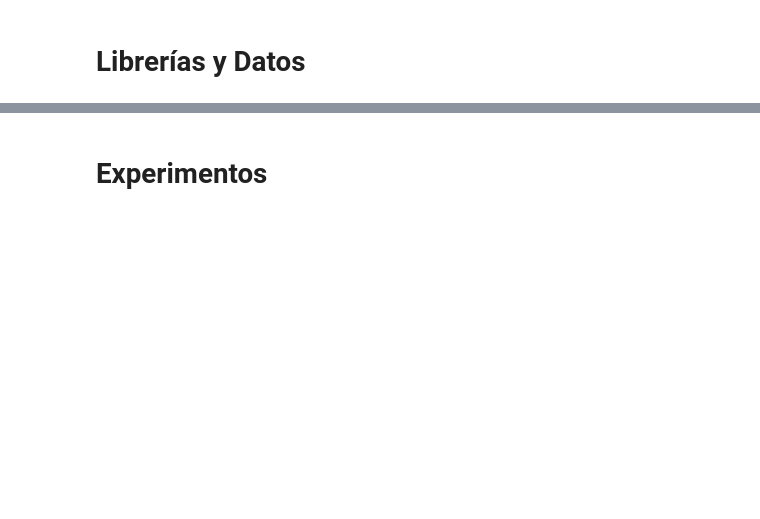
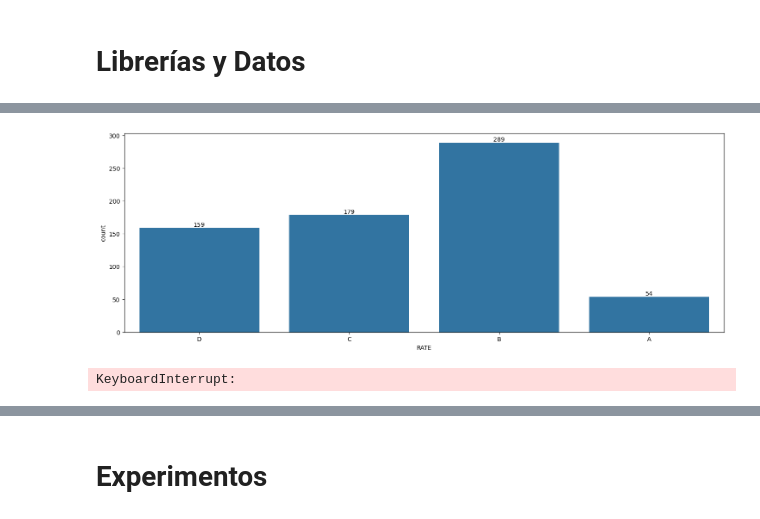
Before and after one commit to DomingoLopez/ClubFansIris, a Jupyter notebook: naive_bayes/naive_bayes.ipynb, the cells around one changed output, grey strips where cells are left out. Drawn from its saved outputs; the diff is of its cells as text; code cells hidden in the pictures; blank space fills up the shorter version.

```diff
--- a/naive_bayes/naive_bayes.ipynb
+++ b/naive_bayes/naive_bayes.ipynb
@@ -44,3 +41,20 @@ df_train.describe()
+# %%
+X_train, X_test, y_train, y_test = train_test_split(df_credit_x,
+                                                    df_credit_y, stratify=df_credit_y,
+                                                    test_size=0.2,
+                                                    random_state=16)
+
+scaler = StandardScaler()
+scaler.fit(X_train)
+
+X_train = pd.DataFrame(scaler.transform(X_train), columns=df_credit_x.columns)
+X_test = pd.DataFrame(scaler.transform(X_test), columns=df_credit_x.columns)
+
+# minmax = MinMaxScaler()
+# minmax.fit(X_train)
+
+# X_train = minmax.transform(X_train)
+# X_test = minmax.transform(X_test)
 # %%
 fig, axes = plt.subplots(nrows=20, ncols=2, figsize=(12, 24))
 
@@ -71,0 +85,27 @@ plt.show()
+# %%
+fig, axes = plt.subplots(nrows=1, ncols=1, figsize=(18, 6))
+
+temporal_df = pd.DataFrame(y_train, columns=["RATE"])
+sns.countplot(temporal_df, x="RATE", ax=axes)
+axes.bar_label(axes.containers[0])
+
+plt.show()
+# %% [output]
+[figure, added]
+# %%
+fig, axes = plt.subplots(nrows=20, ncols=2, figsize=(12, 24))
+
+# Flatten the axes array to iterate through each subplot
+axes = axes.flatten()
+temporal_df = pd.DataFrame(X_train)
+# Loop through each column and create a violin plot
+for i, column in enumerate(temporal_df.columns):
+    sns.histplot(x=temporal_df[column], ax=axes[i])
+
+# Adjust layout to prevent overlapping
+plt.tight_layout()
+
+# Show the plot
+plt.show()
+# %% [output]
+KeyboardInterrupt:
```
Also changed, not shown: parts of 84 cells of this notebook.
